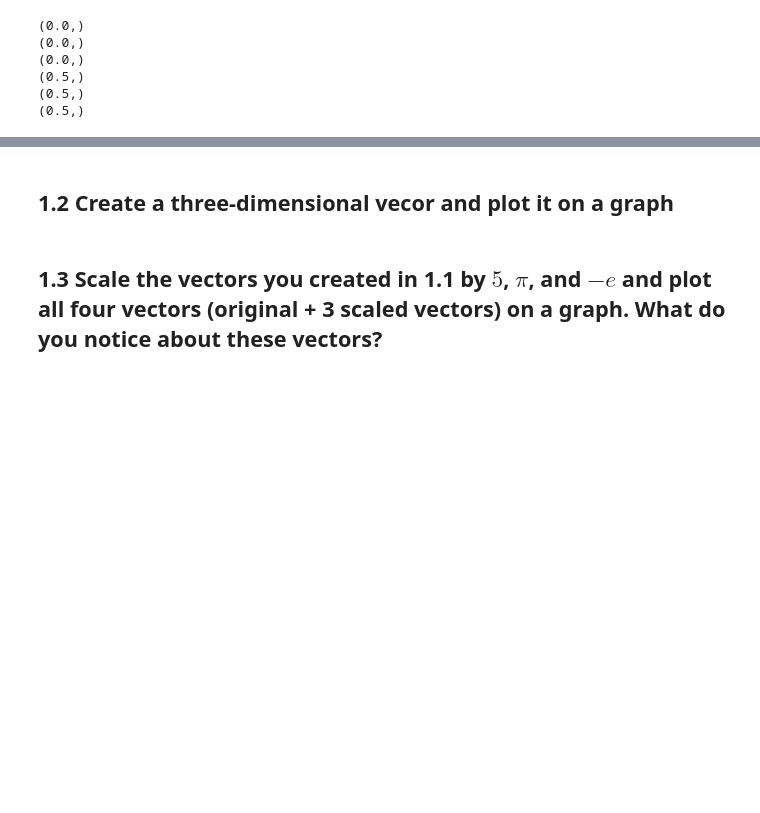
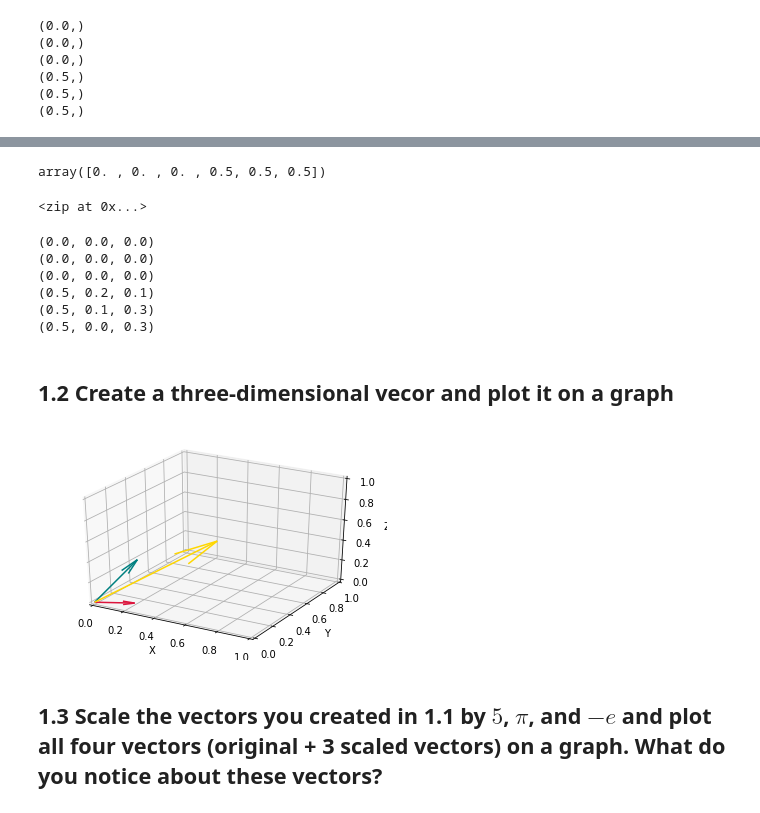
Before and after one commit to raklives/DS-Unit-1-Sprint-3-Linear-Algebra, a Jupyter notebook: module1-vectors-and-matrices/LS_DS_131_Vectors_and_Matrices_Assignment.ipynb, the cells around one changed output, grey strips where cells are left out. Saved outputs shown, nothing was run; the diff lists cells and outputs as text; code cells hidden in the pictures; blank space fills up the shorter version.

```diff
--- a/module1-vectors-and-matrices/LS_DS_131_Vectors_and_Matrices_Assignment.ipynb
+++ b/module1-vectors-and-matrices/LS_DS_131_Vectors_and_Matrices_Assignment.ipynb
@@ -194,5 +200,48 @@ for letter in [X, Y, Z, U, V, W]:
+# %%
+vectors = np.array([[0, 0, 0, .5, .5, .5],
+                    [0, 0, 0, .2, .1, .0],
+                    [0, 0, 0, .1, .3, .3]])
+
+vector[0]
+# %% [output]
+array([0. , 0. , 0. , 0.5, 0.5, 0.5])
+# %%
+zip(*vectors)
+# %% [output]
+<zip at 0x...>
+# %%
+X, Y, Z, U, V, W = zip(*vectors)
+for letter in [X, Y, Z, U, V, W]:
+  print(letter)
+# %% [output]
+(0.0, 0.0, 0.0)
+(0.0, 0.0, 0.0)
+(0.0, 0.0, 0.0)
+(0.5, 0.2, 0.1)
+(0.5, 0.1, 0.3)
+(0.5, 0.0, 0.3)
 # %% [markdown]
 ## 1.2 Create a three-dimensional vecor and plot it on a graph
+# %%
+# plot that in 3-D
+from mpl_toolkits.mplot3d import Axes3D
+
+fig = plt.figure()
+ax = fig.add_subplot(111, projection = '3d')
+ax.quiver(X[0], Y[0], Z[0], U[0], V[0], W[0], length=1, color='gold')
+ax.quiver(X[1], Y[1], Z[1], U[1], V[1], W[1], length=1, color='crimson')
+ax.quiver(X[2], Y[2], Z[2], U[2], V[2], W[2], length=1, color='teal')
+
+ax.set_xlim([0, 1])
+ax.set_ylim([0, 1])
+ax.set_zlim([0, 1])
+ax.set_xlabel('X')
+ax.set_ylabel('Y')
+ax.set_zlabel('Z')
+
+plt.show()
+# %% [output]
+[figure, added]
 # %% [markdown]
 ## 1.3 Scale the vectors you created in 1.1 by $5$, $\pi$, and $-e$ and plot all four vectors (original + 3 scaled vectors) on a graph. What do you notice about these vectors?
 # %%
```
Also changed, not shown: parts of 4 cells of this notebook.
